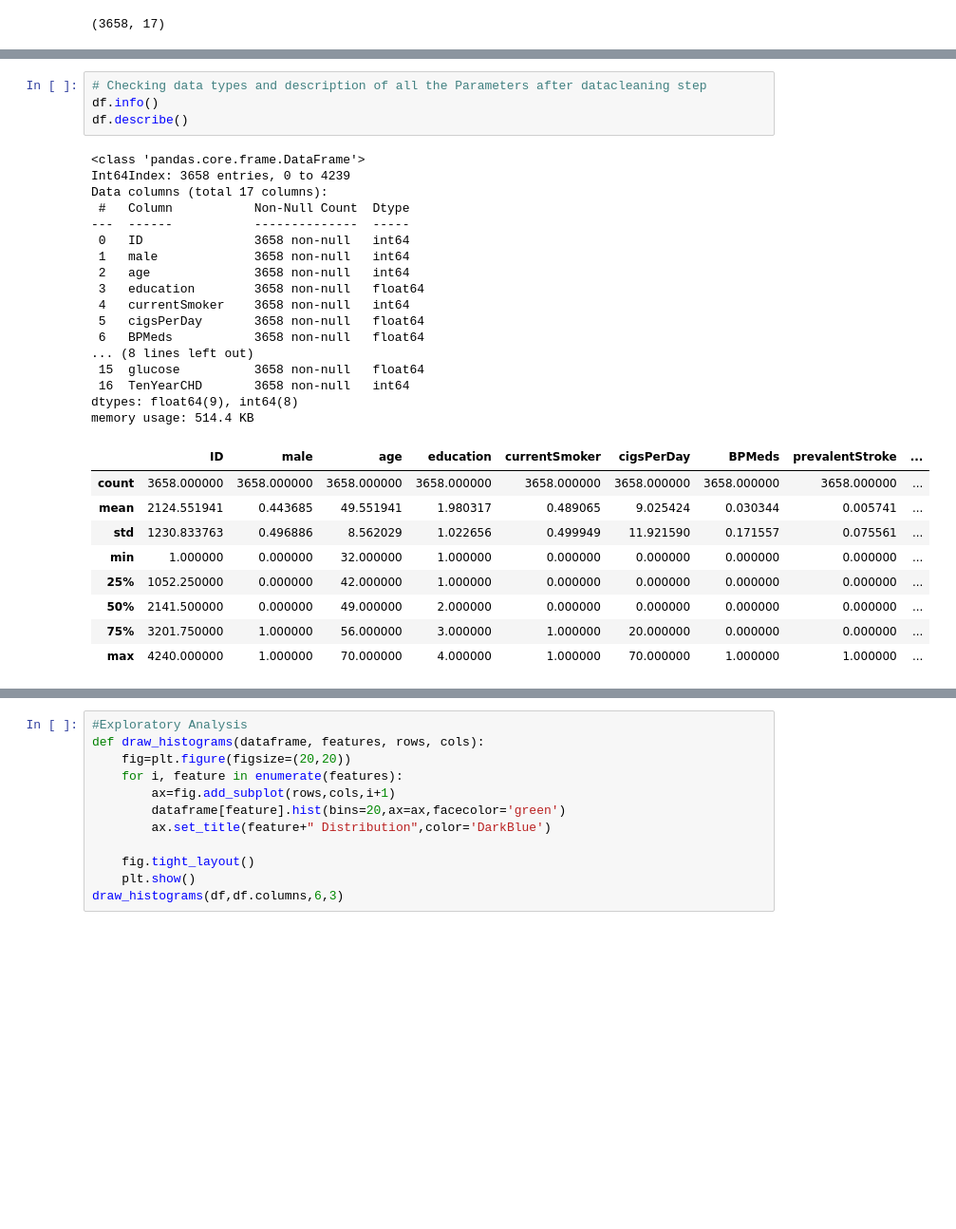
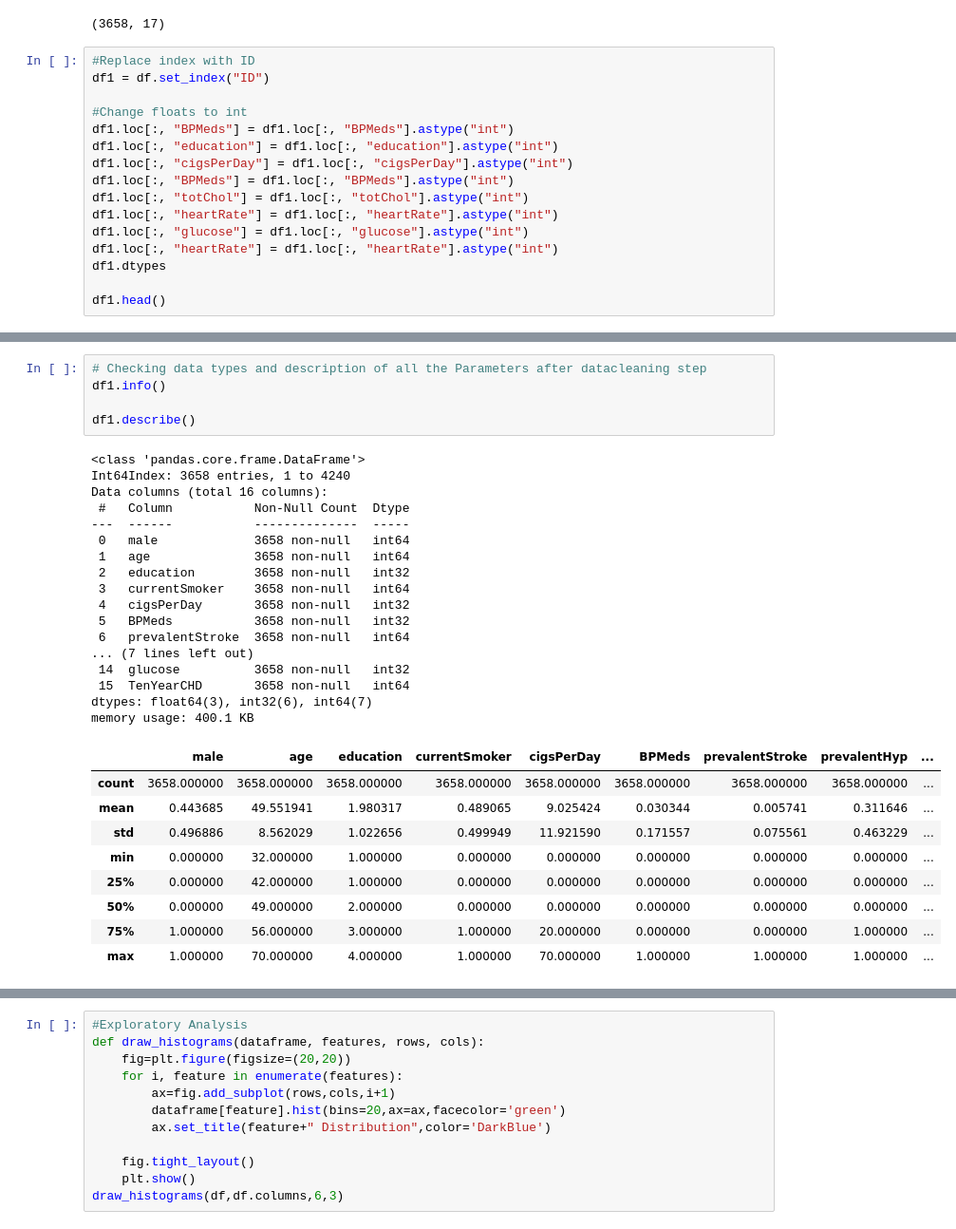
Before and after one commit to sajedehsaremi/Healthy-tuples, a Jupyter notebook: DataAnalysis.ipynb, the cells around one changed output, grey strips where cells are left out. Shown: that part at 95% size. Cells and saved outputs as stored; diff of their text form; blank space fills up the shorter version.

```diff
--- a/DataAnalysis.ipynb
+++ b/DataAnalysis.ipynb
@@ -64,3 +64,19 @@ df.head(-1)
 df.shape
 # %% [output]
 (3658, 17)
+# %%
+#Replace index with ID
+df1 = df.set_index("ID")
+
+#Change floats to int
+df1.loc[:, "BPMeds"] = df1.loc[:, "BPMeds"].astype("int")
+df1.loc[:, "education"] = df1.loc[:, "education"].astype("int")
+df1.loc[:, "cigsPerDay"] = df1.loc[:, "cigsPerDay"].astype("int")
+df1.loc[:, "BPMeds"] = df1.loc[:, "BPMeds"].astype("int")
+df1.loc[:, "totChol"] = df1.loc[:, "totChol"].astype("int")
+df1.loc[:, "heartRate"] = df1.loc[:, "heartRate"].astype("int")
+df1.loc[:, "glucose"] = df1.loc[:, "glucose"].astype("int")
+df1.loc[:, "heartRate"] = df1.loc[:, "heartRate"].astype("int")
+df1.dtypes
+
+df1.head()
@@ -67,31 +91,32 @@ df.shape
 # %%
 # Checking data types and description of all the Parameters after datacleaning step
-df.info()
-df.describe()
+df1.info()
+
+df1.describe()
 # %% [output]
 <class 'pandas.core.frame.DataFrame'>
-Int64Index: 3658 entries, 0 to 4239
-Data columns (total 17 columns):
+Int64Index: 3658 entries, 1 to 4240
+Data columns (total 16 columns):
  #   Column           Non-Null Count  Dtype
 ---  ------           --------------  -----
- 0   ID               3658 non-null   int64
- 1   male             3658 non-null   int64
- 2   age              3658 non-null   int64
- 3   education        3658 non-null   float64
- 4   currentSmoker    3658 non-null   int64
- 5   cigsPerDay       3658 non-null   float64
- 6   BPMeds           3658 non-null   float64
-... (8 lines left out)
- 15  glucose          3658 non-null   float64
- 16  TenYearCHD       3658 non-null   int64
-dtypes: float64(9), int64(8)
-memory usage: 514.4 KB
+ 0   male             3658 non-null   int64
+ 1   age              3658 non-null   int64
+ 2   education        3658 non-null   int32
+ 3   currentSmoker    3658 non-null   int64
+ 4   cigsPerDay       3658 non-null   int32
+ 5   BPMeds           3658 non-null   int32
+ 6   prevalentStroke  3658 non-null   int64
+... (7 lines left out)
+ 14  glucose          3658 non-null   int32
+ 15  TenYearCHD       3658 non-null   int64
+dtypes: float64(3), int32(6), int64(7)
+memory usage: 400.1 KB
-|  | ID | male | age | education | currentSmoker | cigsPerDay | BPMeds | prevalentStroke | ... |
+|  | male | age | education | currentSmoker | cigsPerDay | BPMeds | prevalentStroke | prevalentHyp | ... |
 | count | 3658.000000 | 3658.000000 | 3658.000000 | 3658.000000 | 3658.000000 | 3658.000000 | 3658.000000 | 3658.000000 | ... |
-| mean | 2124.551941 | 0.443685 | 49.551941 | 1.980317 | 0.489065 | 9.025424 | 0.030344 | 0.005741 | ... |
-| std | 1230.833763 | 0.496886 | 8.562029 | 1.022656 | 0.499949 | 11.921590 | 0.171557 | 0.075561 | ... |
-| min | 1.000000 | 0.000000 | 32.000000 | 1.000000 | 0.000000 | 0.000000 | 0.000000 | 0.000000 | ... |
-| 25% | 1052.250000 | 0.000000 | 42.000000 | 1.000000 | 0.000000 | 0.000000 | 0.000000 | 0.000000 | ... |
-| 50% | 2141.500000 | 0.000000 | 49.000000 | 2.000000 | 0.000000 | 0.000000 | 0.000000 | 0.000000 | ... |
-| 75% | 3201.750000 | 1.000000 | 56.000000 | 3.000000 | 1.000000 | 20.000000 | 0.000000 | 0.000000 | ... |
-| max | 4240.000000 | 1.000000 | 70.000000 | 4.000000 | 1.000000 | 70.000000 | 1.000000 | 1.000000 | ... |
+| mean | 0.443685 | 49.551941 | 1.980317 | 0.489065 | 9.025424 | 0.030344 | 0.005741 | 0.311646 | ... |
+| std | 0.496886 | 8.562029 | 1.022656 | 0.499949 | 11.921590 | 0.171557 | 0.075561 | 0.463229 | ... |
+| min | 0.000000 | 32.000000 | 1.000000 | 0.000000 | 0.000000 | 0.000000 | 0.000000 | 0.000000 | ... |
+| 25% | 0.000000 | 42.000000 | 1.000000 | 0.000000 | 0.000000 | 0.000000 | 0.000000 | 0.000000 | ... |
+| 50% | 0.000000 | 49.000000 | 2.000000 | 0.000000 | 0.000000 | 0.000000 | 0.000000 | 0.000000 | ... |
+| 75% | 1.000000 | 56.000000 | 3.000000 | 1.000000 | 20.000000 | 0.000000 | 0.000000 | 1.000000 | ... |
+| max | 1.000000 | 70.000000 | 4.000000 | 1.000000 | 70.000000 | 1.000000 | 1.000000 | 1.000000 | ... |
```
Also changed, not shown: parts of 2 cells of this notebook.
